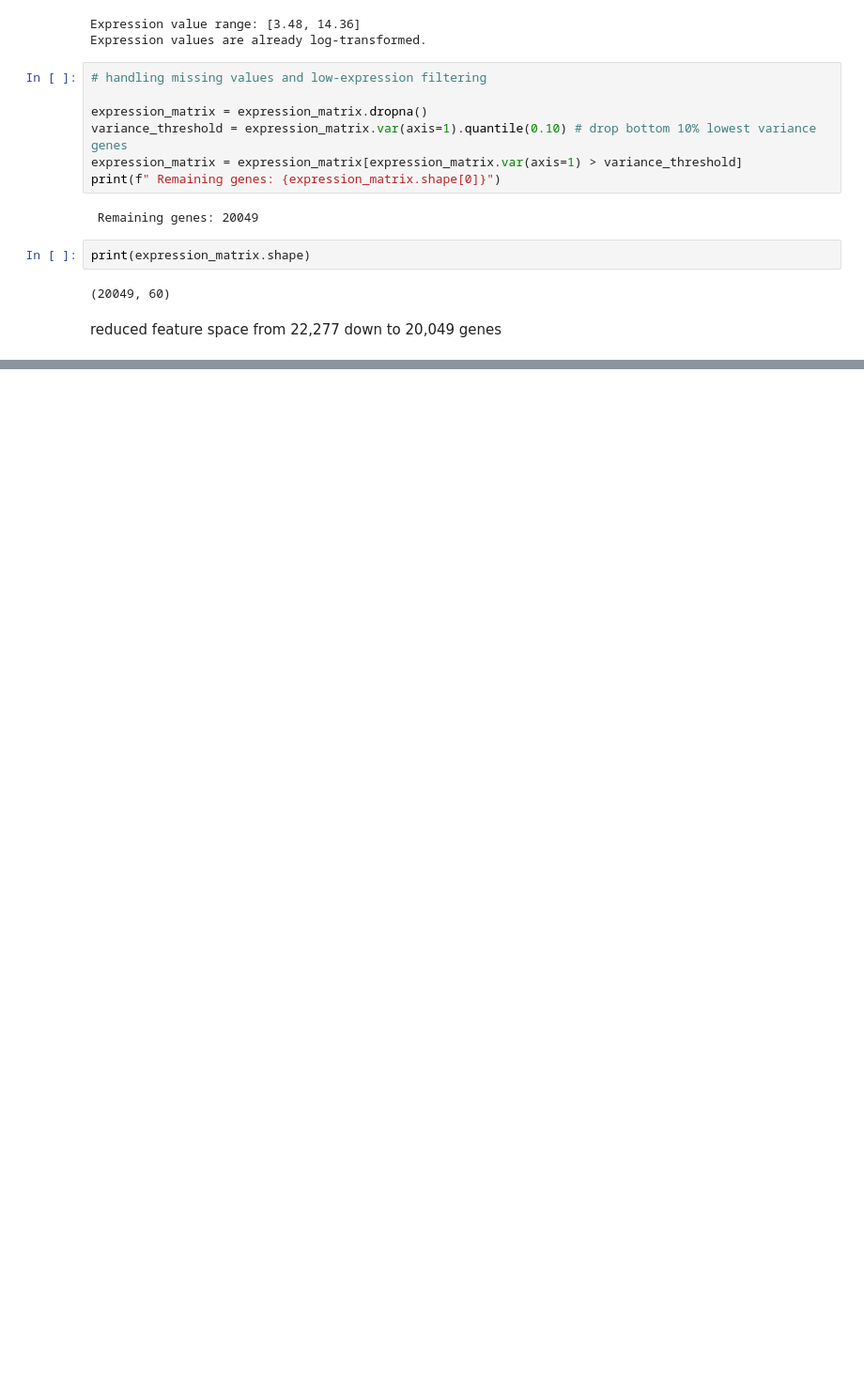
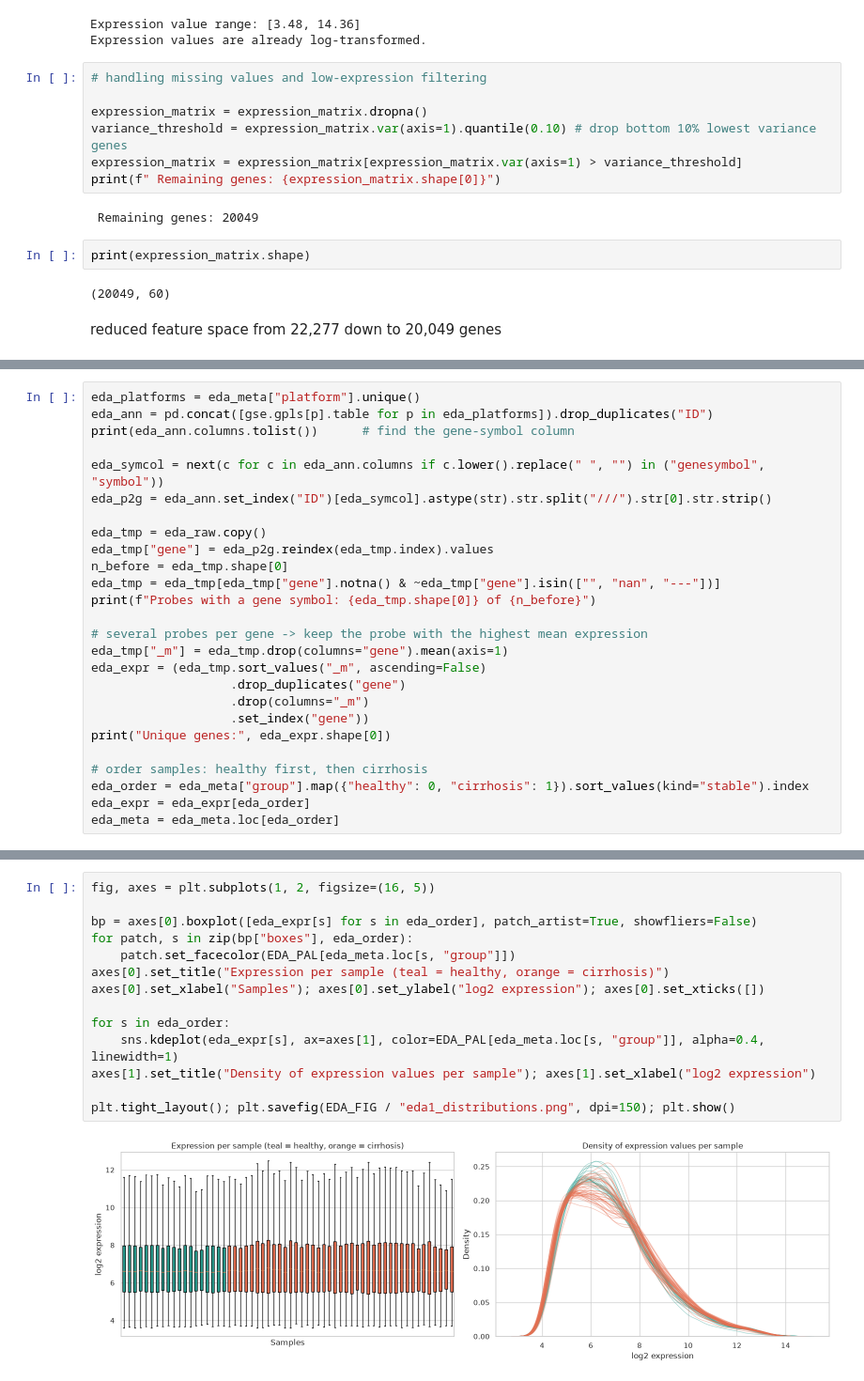
Before and after one commit to Jimmy-szn/cirrhosis-cyp-expression, a Jupyter notebook: notebooks/main.ipynb, the cells around one changed output, grey strips where cells are left out. Shown at 94% size. Drawn from its saved outputs; the diff is of its cells as text; blank space fills up the shorter version.

```diff
--- a/notebooks/main.ipynb
+++ b/notebooks/main.ipynb
@@ -360,0 +444,26 @@ reduced feature space from 22,277 down to 20,049 genes
+# %%
+eda_platforms = eda_meta["platform"].unique()
+eda_ann = pd.concat([gse.gpls[p].table for p in eda_platforms]).drop_duplicates("ID")
+print(eda_ann.columns.tolist())      # find the gene-symbol column
+
+eda_symcol = next(c for c in eda_ann.columns if c.lower().replace(" ", "") in ("genesymbol", "symbol"))
+eda_p2g = eda_ann.set_index("ID")[eda_symcol].astype(str).str.split("///").str[0].str.strip()
+
+eda_tmp = eda_raw.copy()
+eda_tmp["gene"] = eda_p2g.reindex(eda_tmp.index).values
+n_before = eda_tmp.shape[0]
+eda_tmp = eda_tmp[eda_tmp["gene"].notna() & ~eda_tmp["gene"].isin(["", "nan", "---"])]
+print(f"Probes with a gene symbol: {eda_tmp.shape[0]} of {n_before}")
+
+# several probes per gene -> keep the probe with the highest mean expression
+eda_tmp["_m"] = eda_tmp.drop(columns="gene").mean(axis=1)
+eda_expr = (eda_tmp.sort_values("_m", ascending=False)
+                   .drop_duplicates("gene")
+                   .drop(columns="_m")
+                   .set_index("gene"))
+print("Unique genes:", eda_expr.shape[0])
+
+# order samples: healthy first, then cirrhosis
+eda_order = eda_meta["group"].map({"healthy": 0, "cirrhosis": 1}).sort_values(kind="stable").index
+eda_expr = eda_expr[eda_order]
+eda_meta = eda_meta.loc[eda_order]
@@ -360,0 +485,16 @@ reduced feature space from 22,277 down to 20,049 genes
+# %%
+fig, axes = plt.subplots(1, 2, figsize=(16, 5))
+
+bp = axes[0].boxplot([eda_expr[s] for s in eda_order], patch_artist=True, showfliers=False)
+for patch, s in zip(bp["boxes"], eda_order):
+    patch.set_facecolor(EDA_PAL[eda_meta.loc[s, "group"]])
+axes[0].set_title("Expression per sample (teal = healthy, orange = cirrhosis)")
+axes[0].set_xlabel("Samples"); axes[0].set_ylabel("log2 expression"); axes[0].set_xticks([])
+
+for s in eda_order:
+    sns.kdeplot(eda_expr[s], ax=axes[1], color=EDA_PAL[eda_meta.loc[s, "group"]], alpha=0.4, linewidth=1)
+axes[1].set_title("Density of expression values per sample"); axes[1].set_xlabel("log2 expression")
+
+plt.tight_layout(); plt.savefig(EDA_FIG / "eda1_distributions.png", dpi=150); plt.show()
+# %% [output]
+[figure, added]
```
Also changed, not shown: parts of 13 cells of this notebook, 6 other files.
